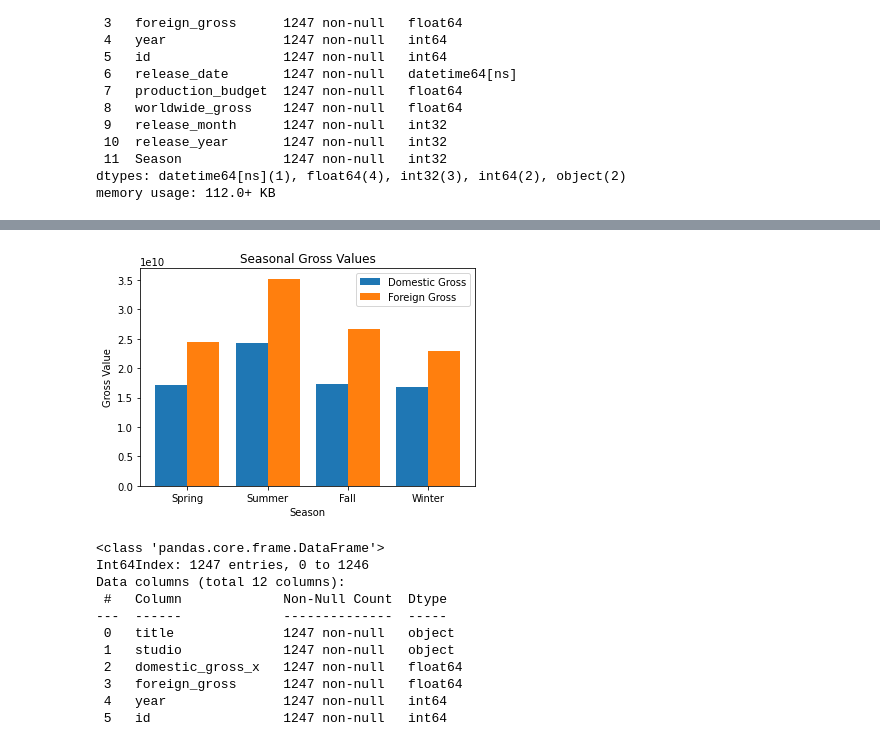
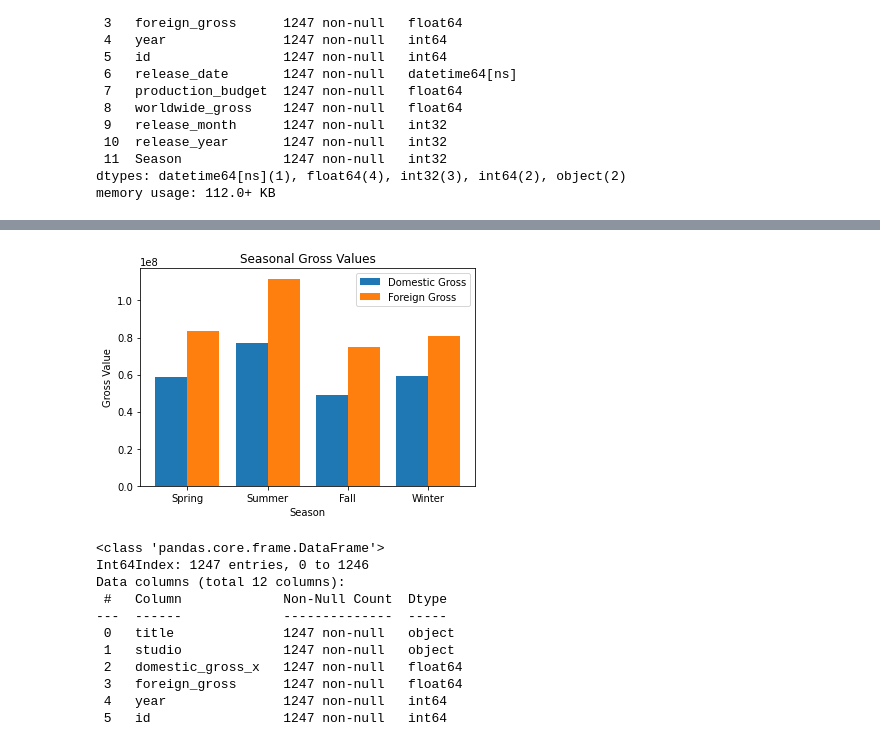
Before and after one commit to cLineman/CapStoneProject, a Jupyter notebook: Alex_Donahue.ipynb, the cells around one changed output, grey strips where cells are left out. Drawn from its saved outputs; the diff is of its cells as text; code cells hidden in the pictures.

```diff
--- a/Alex_Donahue.ipynb
+++ b/Alex_Donahue.ipynb
@@ -807,22 +807,22 @@ holder
 # %%
 w=0.4
 x = ['Spring', 'Summer', 'Fall', 'Winter']
-domestic_gross_x = [1.719461e+10, 2.418935e+10, 1.731912e+10, 1.677322e+10]
-foreign_gross = [2.450475e+10, 3.519217e+10, 2.663592e+10, 2.289063e+10]
+domestic_gross_x = [5.868469e+07, 7.679157e+07, 4.878626e+07, 5.906062e+07]
+foreign_gross = [8.363396e+07, 1.117212e+08, 7.503076e+07, 8.060080e+07]
 
 bar1 = np.arange(len(x))
 bar2 = [i+w for i in bar1]
 
 plt.bar(bar1,domestic_gross_x,w,label='Domestic Gross')
 plt.bar(bar2,foreign_gross,w,label='Foreign Gross')
 plt.title('Seasonal Gross Values')
 plt.xticks(bar1+w/2,x)
 plt.xlabel('Season')
 plt.ylabel('Gross Value')
 plt.legend()
 plt.show()
 # %% [output]
-[figure, old version]
+[figure, new version]
 # %%
 movieGrossJoinBudgets.info()
 # %% [output]
```
Also changed, not shown: parts of 8 cells of this notebook.
